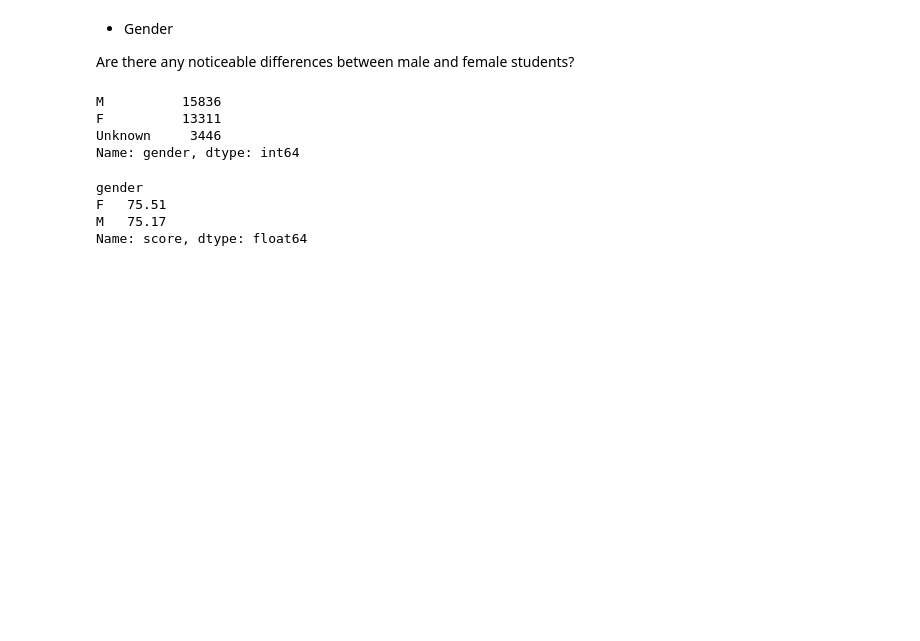
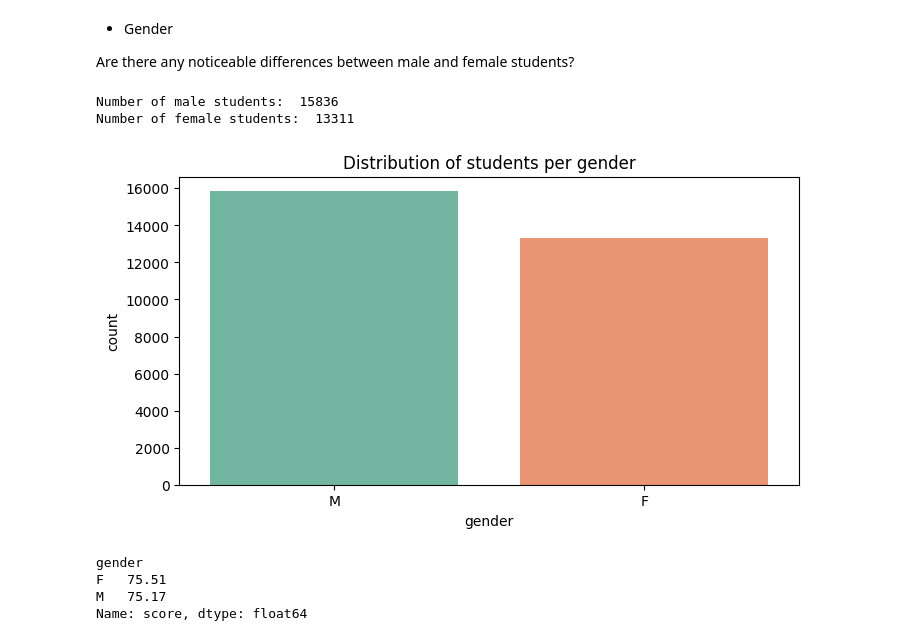
Before and after one commit to randmon/ucll_ti_data_and_ai_group_assignments, a Jupyter notebook: Assignment 2/assignment2.ipynb, the cells around one changed output. Cells and saved outputs as stored; diff of their text form; code cells hidden in the pictures; blank space fills up the shorter version.

```diff
--- a/Assignment 2/assignment2.ipynb
+++ b/Assignment 2/assignment2.ipynb
@@ -606,14 +606,18 @@ student_assessments_info.head()
 - Gender
 
 Are there any noticeable differences between male and female students?
-# %%
-# How many female and male students are there?
-print(student_info_df['gender'].value_counts())
-# %% [output]
-M          15836
-F          13311
-Unknown     3446
-Name: gender, dtype: int64
+# %%
+# How many female and male students are there?
+print('Number of male students: ', student_info_df[student_info_df['gender'] == 'M'].shape[0])
+print('Number of female students: ', student_info_df[student_info_df['gender'] == 'F'].shape[0])
+
+fig, ax = plt.subplots(figsize=(8,4))
+ax.set_title("Distribution of students per gender")
+sns.countplot(x="gender", data=student_info_df, order=['M', 'F'], ax=ax, palette="Set2");
+# %% [output]
+Number of male students:  15836
+Number of female students:  13311
+[figure, added]
 # %%
 # Average score per gender
 gendered_scores = student_assessments_info[(student_assessments_info['gender'] != 'Unknown') & (student_assessments_info['score'] >= 0)]
```
Also changed, not shown: parts of 21 cells of this notebook, 1 other file.
